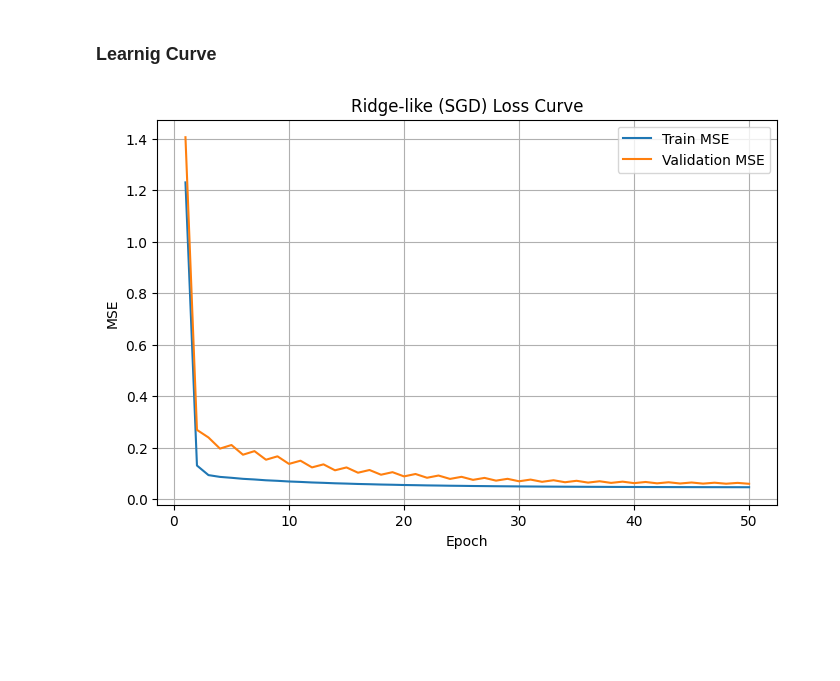
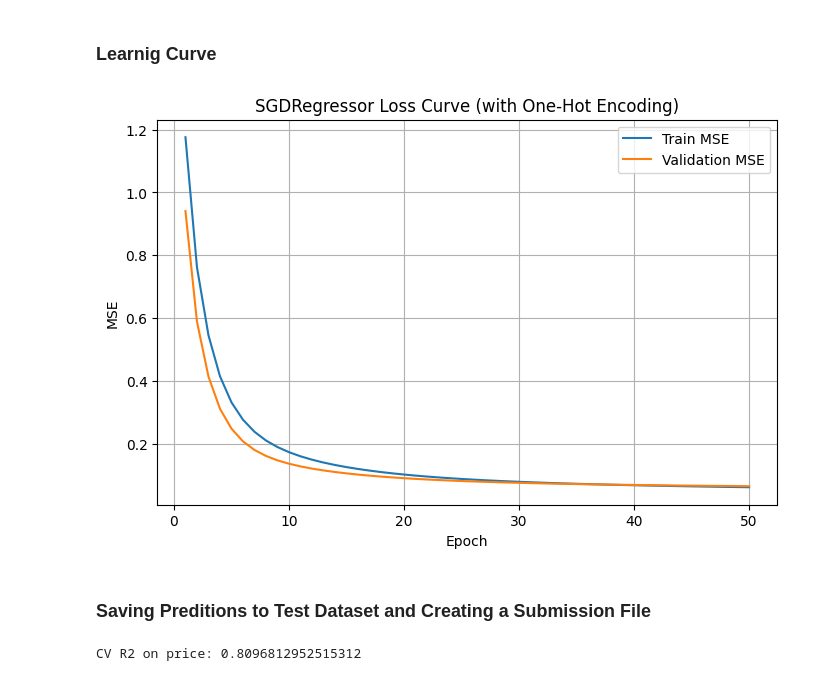
Before and after one commit to ranaosamaa/laptop-price-predictor, a Jupyter notebook: notebooks/laptop_price_ml.ipynb, the cells around one changed output. Drawn from its saved outputs; the diff is of its cells as text; code cells hidden in the pictures; blank space fills up the shorter version.

```diff
--- a/notebooks/laptop_price_ml.ipynb
+++ b/notebooks/laptop_price_ml.ipynb
@@ -576,3 +616,9 @@ df_test.drop(columns=['CPU_Type'],inplace=True)
+# %%
+df['CPU_Tier']=df['CPU_Tier'].map(cpu_tier_map).fillna(2)
+df_test['CPU_Tier']=df_test['CPU_Tier'].map(cpu_tier_map).fillna(2)
+# %%
+df['GPU_Tier']=df['GPU_Tier'].map(gpu_tier_map).fillna(2)
+df_test['GPU_Tier']=df_test['GPU_Tier'].map(gpu_tier_map).fillna(2)
 # %%
 df.sample(10)
 # %% [output]
@@ -744,8 +791,5 @@ SSD                     11
 OS                       3
 dtype: int64
-# %%
-df = pd.get_dummies(df, columns=['Company','TypeName','CPU_Company','GPU_Company','CPU','OS'], drop_first=True)
-df_test = pd.get_dummies(df_test, columns=['Company','TypeName','CPU_Company','GPU_Company','CPU','OS'], drop_first=True)
 # %%
 df.head()
 # %% [output]
@@ -818,9 +857,0 @@ df_test.head()
-# %%
-missing_cols = set(X.columns) - set(df_test.columns)
-for c in missing_cols:
-    df_test[c] = False
-
-extra_cols = set(df_test.columns) - set(X.columns) - {'id'}
-df_test = df_test.drop(columns=list(extra_cols))
-
-X_test=df_test[X.columns]
@@ -1076,12 +1185,39 @@ Best CV R2: 0.8652531218852737
 # %% [markdown]
 ### **Learnig Curve**
 # %%
-X_train, X_val, y_train, y_val = train_test_split(X, y, test_size=0.2, random_state=42)
+from sklearn.compose import ColumnTransformer
+from sklearn.preprocessing import OneHotEncoder, StandardScaler
+from sklearn.pipeline import Pipeline
+from sklearn.linear_model import SGDRegressor
+from sklearn.model_selection import train_test_split
+from sklearn.metrics import mean_squared_error
+import numpy as np
+import matplotlib.pyplot as plt
+
+target_col = 'Price (Euro)'
+
+categorical_features = ['Company','TypeName','GPU_Company','CPU','OS']
+numeric_features = [c for c in df.columns
+                    if c not in categorical_features + [target_col, 'id']]
+
+X = df.drop(columns=[target_col])
+y = np.log(df[target_col])
+
+X_train, X_val, y_train, y_val = train_test_split(
+    X, y, test_size=0.2, random_state=42
+)
 
 epochs = 50
 
+preprocess = ColumnTransformer(
+    transformers=[
+        ("num", StandardScaler(), numeric_features),
+        ("cat", OneHotEncoder(handle_unknown="ignore"), categorical_features),
+    ]
+)
+
 model = Pipeline([
-    ("scaler", StandardScaler()),
+    ("preprocess", preprocess),
     ("sgd", SGDRegressor(
         loss="squared_error",
         penalty="l2",
@@ -1091,32 +1227,49 @@ model = Pipeline([
         power_t=0.25,
         max_iter=1,
         tol=None,
         random_state=42,
         warm_start=True,
         fit_intercept=True,
         average=False
     ))
 ])
 
 train_mse, val_mse = [], []
 
 for epoch in range(1, epochs + 1):
     model.fit(X_train, y_train)
 
     train_pred = model.predict(X_train)
     val_pred = model.predict(X_val)
 
     train_mse.append(mean_squared_error(y_train, train_pred))
     val_mse.append(mean_squared_error(y_val, val_pred))
 
 plt.figure(figsize=(8,5))
 plt.plot(range(1, epochs+1), train_mse, label="Train MSE")
 plt.plot(range(1, epochs+1), val_mse, label="Validation MSE")
 plt.xlabel("Epoch")
 plt.ylabel("MSE")
-plt.title("Ridge-like (SGD) Loss Curve")
+plt.title("SGDRegressor Loss Curve (with One-Hot Encoding)")
 plt.grid(True)
 plt.legend()
 plt.show()
 # %% [output]
-[figure, old version]
+[figure, new version]
+# %% [markdown]
+### **Saving Preditions to Test Dataset and Creating a Submission File**
+# %%
+from sklearn.model_selection import KFold, cross_val_predict
+from sklearn.metrics import r2_score
+
+kfold = KFold(n_splits=5, shuffle=True, random_state=42)
+
+# best_lasso is your full Pipeline (preprocess + Lasso) trained on log price
+y_log_oof = cross_val_predict(best_lasso, X, y, cv=kfold, n_jobs=-1)
+
+y_oof = np.exp(y_log_oof)      # back to price
+y_true = np.exp(y)             # true prices
+
+print("CV R2 on price:", r2_score(y_true, y_oof))
+# %% [output]
+CV R2 on price: 0.8096812952515312
```
Also changed, not shown: parts of 43 cells of this notebook, 5 other files.
